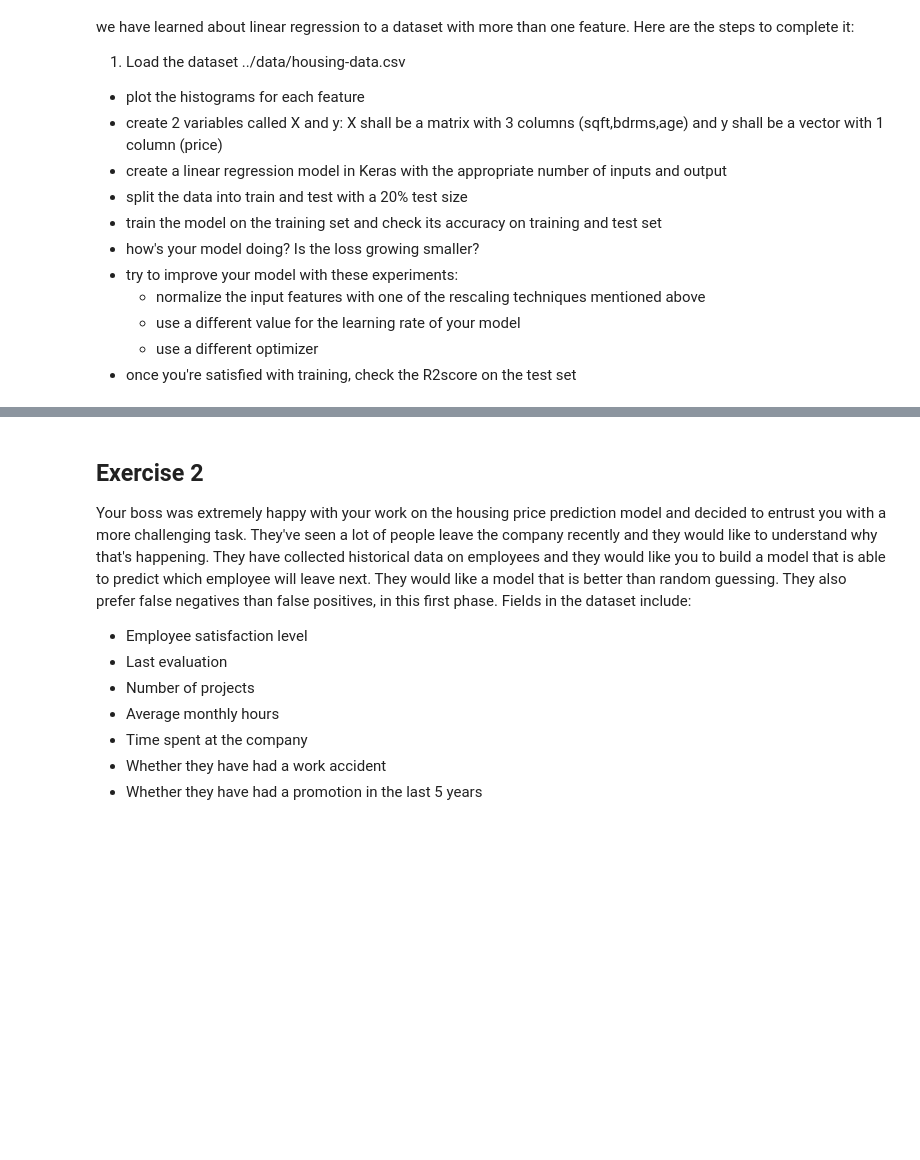
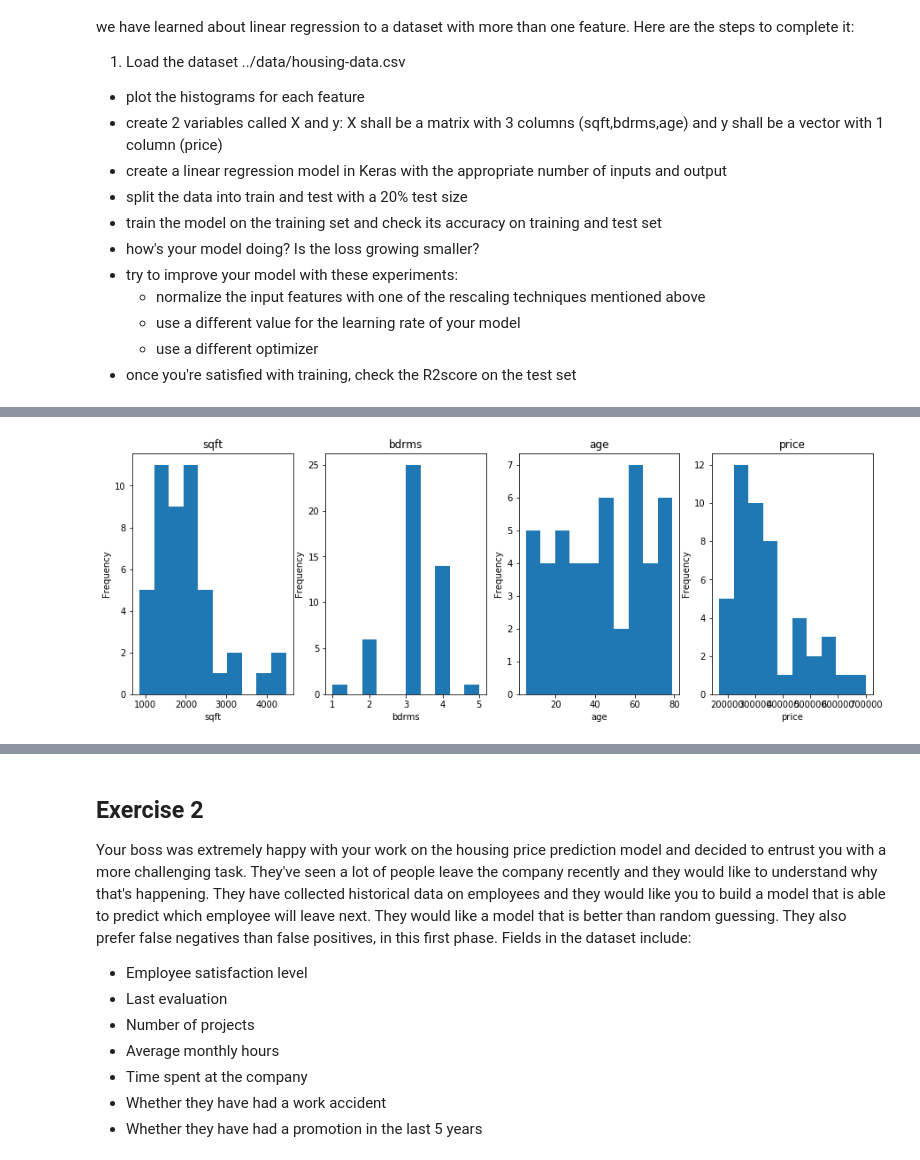
Before and after one commit to Zhenxingzhang/zero_to_deep_learning_video, a Jupyter notebook: course/3 Machine Learning.ipynb, the cells around one changed output, grey strips where cells are left out. Drawn from its saved outputs; the diff is of its cells as text; code cells hidden in the pictures; blank space fills up the shorter version.

```diff
--- a/course/3 Machine Learning.ipynb
+++ b/course/3 Machine Learning.ipynb
@@ -331,9 +338,11 @@ data.head()
 # %%
 plt.figure(figsize =(15, 5))
-for idx, fname in enumerate(["sqft", "bdrms", "age"]):
-    plt.subplot(1, 3, idx+1)
+for idx, fname in enumerate(["sqft", "bdrms", "age", "price"]):
+    plt.subplot(1, 4, idx+1)
     data[fname].plot(kind="hist", title=fname)
     plt.xlabel(fname)
+# %% [output]
+[figure, added]
 # %%
 X = data[["sqft", "bdrms", "age"]].to_numpy()
 y = data['price'].to_numpy()
```
Also changed, not shown: parts of 41 cells of this notebook, 1 other file.
